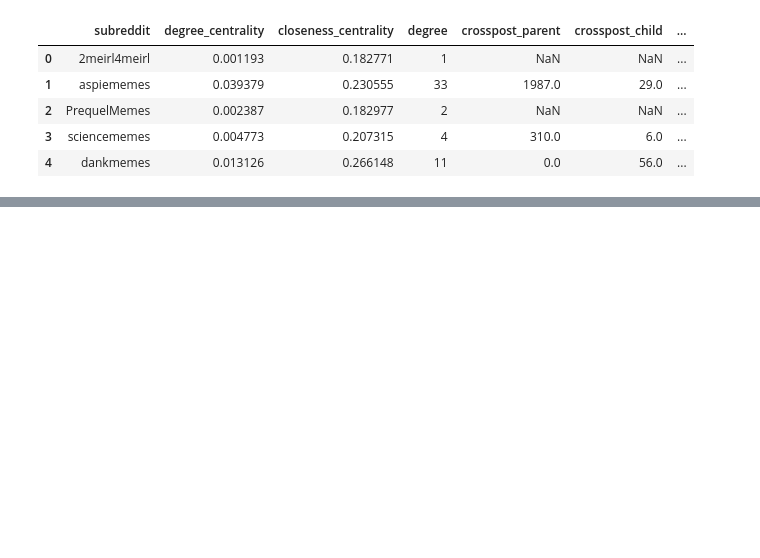
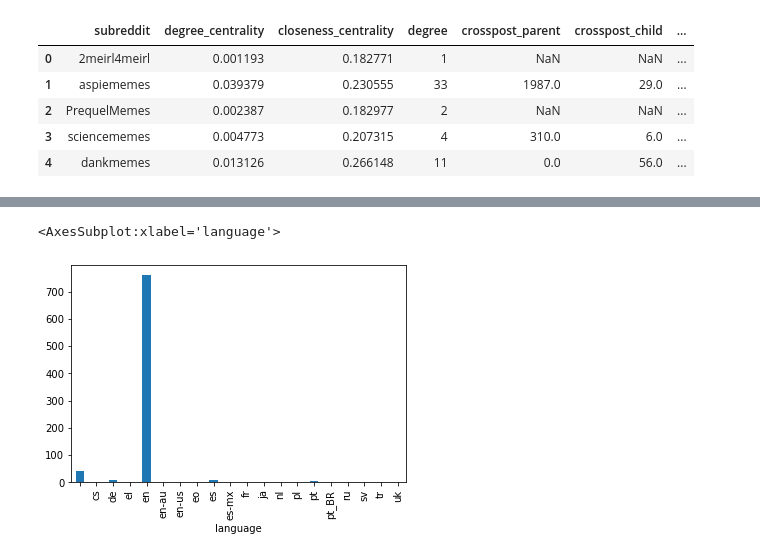
Before and after one commit to jvschlierf/networkthesis, a Jupyter notebook: Preprocessing/subs_network.ipynb, the cells around one changed output, grey strips where cells are left out. Drawn from its saved outputs; the diff is of its cells as text; code cells hidden in the pictures; blank space fills up the shorter version.

```diff
--- a/Preprocessing/subs_network.ipynb
+++ b/Preprocessing/subs_network.ipynb
@@ -258,2 +318,6 @@ df4
 # %%
 df3.to_csv('../../Files/subs_backboned_subscribers.csv')
+# %%
+df3 = pd.read_csv('../../Files/subs_backboned_subscribers.csv')
+# %%
+df3 = df3.drop(['Unnamed: 0'], axis=1)
@@ -259,0 +333,6 @@ df3.to_csv('../../Files/subs_backboned_subscribers.csv')
+# %%
+groupedLang = df3.groupby(by='language').size()
+groupedLang.plot.bar()
+# %% [output]
+<AxesSubplot:xlabel='language'>
+[figure, added]
```
Also changed, not shown: parts of 28 cells of this notebook, 4 other files.
